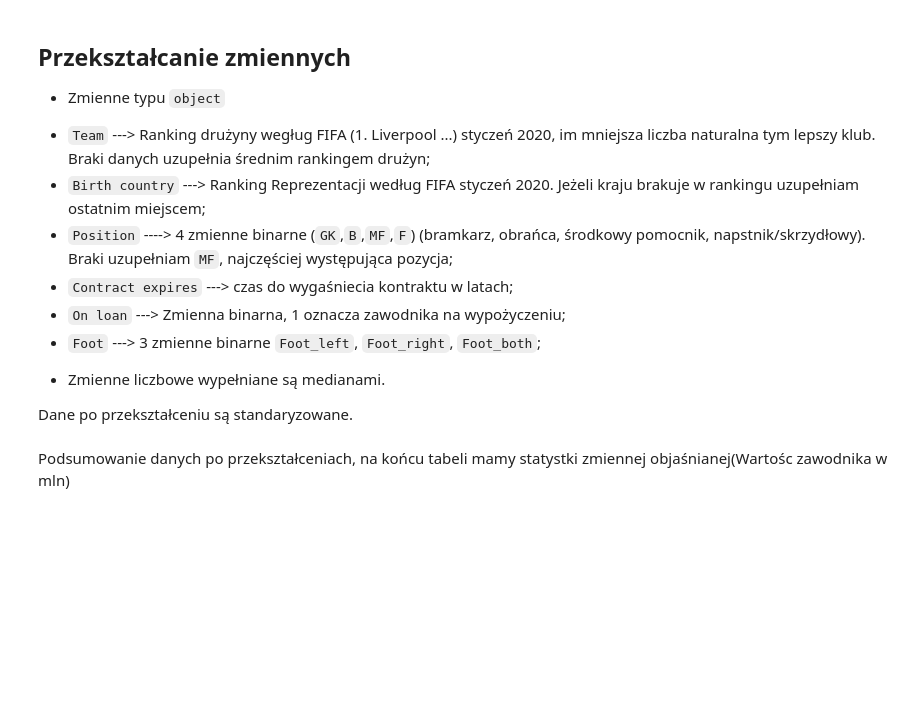
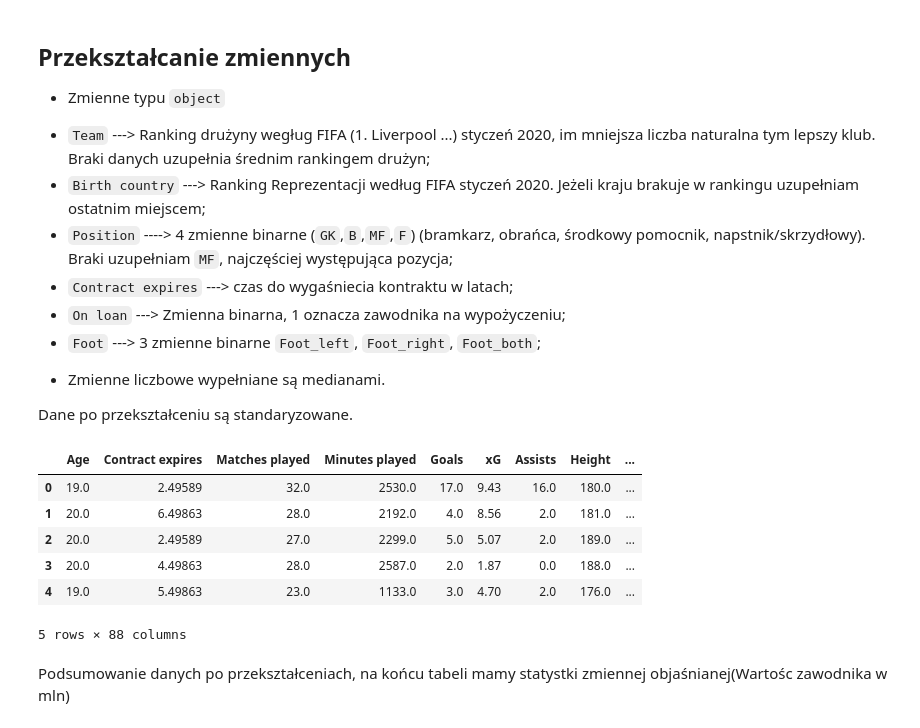
Before and after one commit to pkopka/transfermarkt, a Jupyter notebook: transfermarkt.ipynb, the cells around one changed output. Saved outputs shown, nothing was run; the diff lists cells and outputs as text; code cells hidden in the pictures; blank space fills up the shorter version.

```diff
--- a/transfermarkt.ipynb
+++ b/transfermarkt.ipynb
@@ -337,34 +346,42 @@ class NewFeatures(BaseEstimator, TransformerMixin):
         # wyrzucam niepotrzbne dane
         X.drop(['Passport country', 'Position','Team', 'Player','Birth country', 'Foot'], axis=1, inplace=True)
         self.columns = X.columns.tolist()
 
         global COLUMNS
         COLUMNS = X.columns.tolist()
 
         return X
 
     def get_feature_names(self):
         return self.columns
 
 all_features = data.columns.tolist()
 
 main_transformer = Pipeline(steps=[
     ('new_fetures', NewFeatures()),
     ('inputer', SimpleImputer(strategy='median')),
-    ('standard', StandardScaler()),
+#     ('standard', StandardScaler()),
 ]
 )
 preprocessor = ColumnTransformer(
     transformers=[
         ('main', main_transformer, all_features),
     ])
 
 numeric_data = preprocessor.fit_transform(data)
 
 column_names = preprocessor.transformers[0][1][0].get_feature_names()
 
 numeric_data = pd.DataFrame(data=numeric_data, index=np.arange(len(numeric_data)),columns=COLUMNS)
 numeric_data.head()
+# %% [output]
+|  | Age | Contract expires | Matches played | Minutes played | Goals | xG | Assists | Height | ... |
+| 0 | 19.0 | 2.49589 | 32.0 | 2530.0 | 17.0 | 9.43 | 16.0 | 180.0 | ... |
+| 1 | 20.0 | 6.49863 | 28.0 | 2192.0 | 4.0 | 8.56 | 2.0 | 181.0 | ... |
+| 2 | 20.0 | 2.49589 | 27.0 | 2299.0 | 5.0 | 5.07 | 2.0 | 189.0 | ... |
+| 3 | 20.0 | 4.49863 | 28.0 | 2587.0 | 2.0 | 1.87 | 0.0 | 188.0 | ... |
+| 4 | 19.0 | 5.49863 | 23.0 | 1133.0 | 3.0 | 4.70 | 2.0 | 176.0 | ... |
+5 rows × 88 columns
 # %% [markdown]
 Podsumowanie danych po przekształceniach, na końcu tabeli mamy statystki zmiennej objaśnianej(Wartośc zawodnika w mln)
 # %%
```
Also changed, not shown: parts of 2 cells of this notebook.
